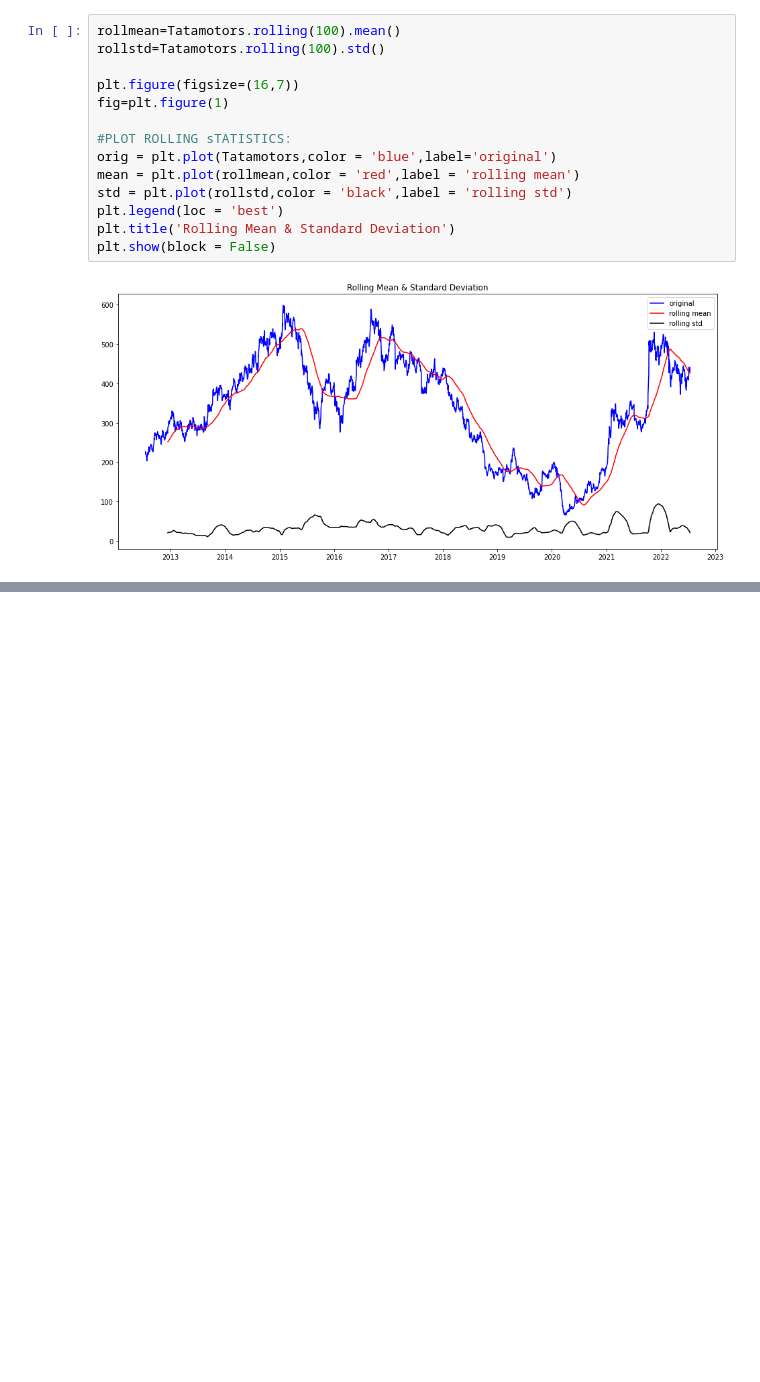
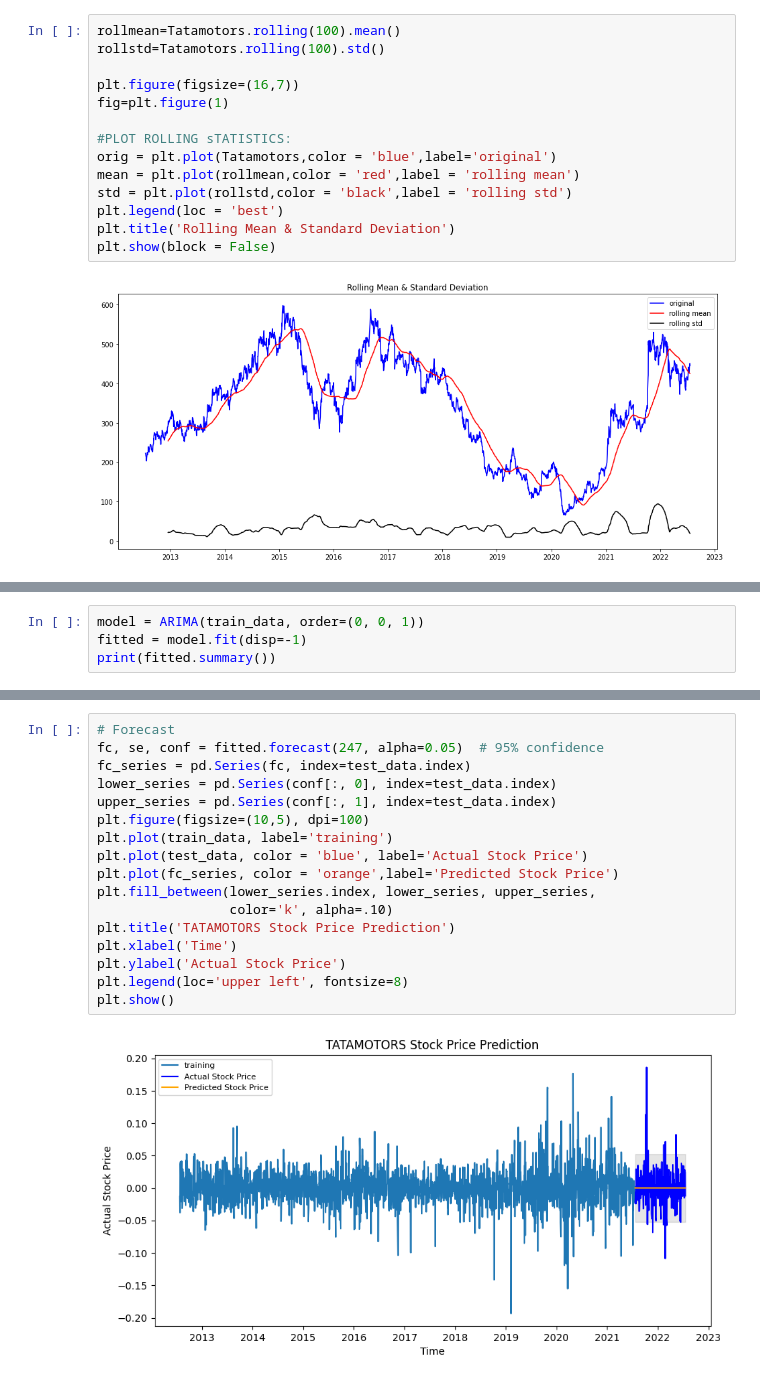
Before and after one commit to renkuntlamahessh/Tata-Motors-Project-, a Jupyter notebook: TATA_Motors_Stock_market_Forecasting_V2.ipynb, the cells around one changed output, grey strips where cells are left out. Saved outputs shown, nothing was run; the diff lists cells and outputs as text; blank space fills up the shorter version.

```diff
--- a/TATA_Motors_Stock_market_Forecasting_V2.ipynb
+++ b/TATA_Motors_Stock_market_Forecasting_V2.ipynb
@@ -310,0 +356,4 @@ Text(0.5, 1.0, 'RMSE: 159.4656')
+# %%
+model = ARIMA(train_data, order=(0, 0, 1))
+fitted = model.fit(disp=-1)
+print(fitted.summary())
@@ -310,0 +382,19 @@ Text(0.5, 1.0, 'RMSE: 159.4656')
+# %%
+# Forecast
+fc, se, conf = fitted.forecast(247, alpha=0.05)  # 95% confidence
+fc_series = pd.Series(fc, index=test_data.index)
+lower_series = pd.Series(conf[:, 0], index=test_data.index)
+upper_series = pd.Series(conf[:, 1], index=test_data.index)
+plt.figure(figsize=(10,5), dpi=100)
+plt.plot(train_data, label='training')
+plt.plot(test_data, color = 'blue', label='Actual Stock Price')
+plt.plot(fc_series, color = 'orange',label='Predicted Stock Price')
+plt.fill_between(lower_series.index, lower_series, upper_series,
+                 color='k', alpha=.10)
+plt.title('TATAMOTORS Stock Price Prediction')
+plt.xlabel('Time')
+plt.ylabel('Actual Stock Price')
+plt.legend(loc='upper left', fontsize=8)
+plt.show()
+# %% [output]
+[figure, added]
```
Also changed, not shown: parts of 34 cells of this notebook.
